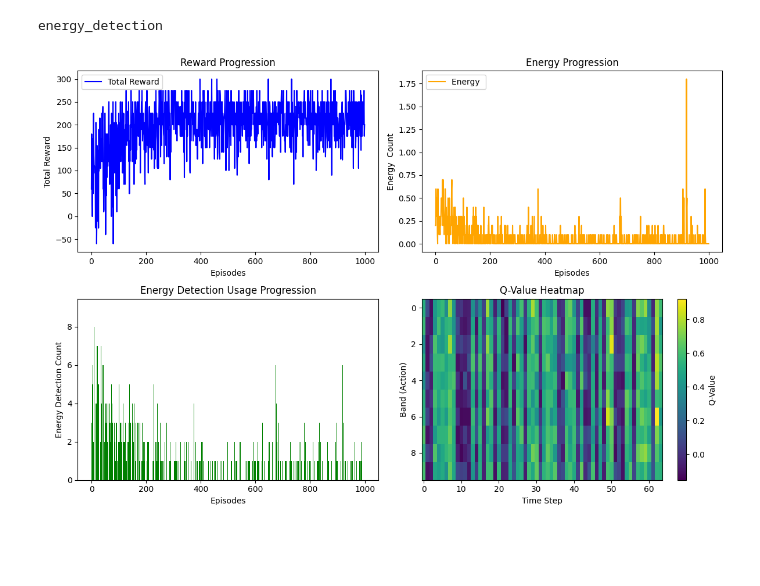
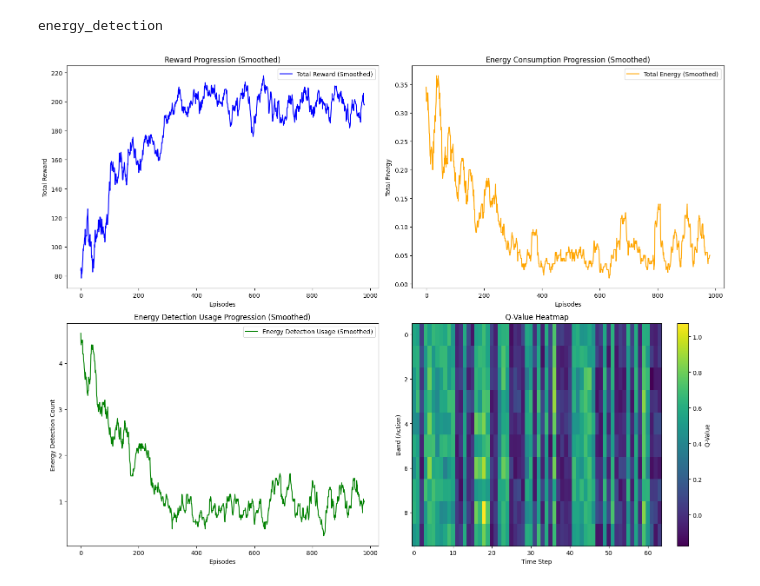
Before and after one commit to ApolloPhantom/EE_Spectrum_Hole_Detection_with_RL, a Jupyter notebook: Notebooks/DQN_1.ipynb, the cells around one changed output. Saved outputs shown, nothing was run; the diff lists cells and outputs as text; code cells hidden in the pictures; blank space fills up the shorter version.

Commit message:
Super Finale in Semester 7, Season 1

```diff
--- a/Notebooks/DQN_1.ipynb
+++ b/Notebooks/DQN_1.ipynb
@@ -191,24 +235,6 @@ class QNetwork(nn.Module):
         x = torch.relu(self.fc1(x))
         x = torch.relu(self.fc2(x))
         return self.fc3(x)
-
-
-# class QNetwork(nn.Module):
-#     def __init__(self, input_dim, output_dim):
-#         super(QNetwork, self).__init__()
-#         self.fc1 = nn.Linear(input_dim, 128)
-#         self.fc2 = nn.Linear(128, 128)
-#         self.fc3 = nn.Linear(128, 64)
-#         self.fc4 = nn.Linear(64, output_dim)
-#
-#         self.dropout = nn.Dropout(p=0.2)  # Dropout for regularization
-#
-#     def forward(self, x):
-#         x = F.relu(self.fc1(x))
-#         x = F.relu(self.fc2(x))
-#         #x = self.dropout(x)  # Regularization step
-#         x = F.relu(self.fc3(x))
-#         return self.fc4(x)  # Output layer
 
 class DQNAgent:
     def __init__(self, env, alpha=0.001, gamma=0.99, epsilon=1.0, epsilon_decay=0.995, batch_size=32, memory_size=10000):
@@ -328,7 +354,23 @@ class DQNAgent:
             if episode % 10 == 0:
                 self.target_network.load_state_dict(self.q_network.state_dict())
             #print(f"Episode {episode + 1}/{episodes}: Reward = {total_reward}, Epsilon = {self.epsilon}")
-    def visualize_results(self):
+    def smooth_data(self,data, window_size=10):
+        """
+        Smooth the input data using a simple moving average.
+
+        Parameters:
+        - data (list): The data to smooth.
+        - window_size (int): The size of the smoothing window.
+
+        Returns:
+        - smoothed_data (list): The smoothed data.
+        """
+        if len(data) < window_size:
+            return data  # Return original data if too short to smooth
+        return np.convolve(data, np.ones(window_size) / window_size, mode='valid')
+
+
+    def visualize_results1(self):
         episodes = len(self.episode_rewards)
 
         plt.figure(figsize=(12, 8))
@@ -346,32 +388,82 @@ class DQNAgent:
         plt.ylabel("Energy  Count")
         plt.title("Energy Progression")
         plt.legend()
 
         # Plot Action Selection Frequency
         plt.subplot(2, 2, 3)
-        plt.bar(range(episodes), self.energy_detection_usage, color="green")
+        plt.plot(range(episodes), self.energy_detection_usage, color="green")
         plt.xlabel("Episodes")
         plt.ylabel("Energy Detection Count")
         plt.title("Energy Detection Usage Progression")
 
         # Plot Q-Value Heatmap
         plt.subplot(2, 2, 4)
         q_table = self.q_network.fc3.weight.data.cpu().numpy()
         plt.imshow(q_table, aspect="auto", cmap="viridis", interpolation="nearest")
         plt.colorbar(label="Q-Value")
         plt.xlabel("Time Step")
         plt.ylabel("Band (Action)")
         plt.title("Q-Value Heatmap")
 
         plt.tight_layout()
         plt.show()
+    def visualize_results(self):
+        """
+        Visualize the results of training using matplotlib with smoothing.
+        """
+        episodes = len(self.episode_rewards)
+        window_size = 20
+
+        # Smoothed data
+        smoothed_rewards = self.smooth_data(self.episode_rewards, window_size=window_size)
+        smoothed_energy = self.smooth_data(self.episode_energy, window_size=window_size)
+        smoothed_detection_usage = self.smooth_data(self.energy_detection_usage, window_size=window_size)
+
+        # Plot Total Rewards per Episode (Smoothed)
+        plt.figure(figsize=(16, 12))
+        plt.subplot(2, 2, 1)
+        plt.plot(range(len(smoothed_rewards)), smoothed_rewards, label="Total Reward (Smoothed)", color="blue")
+        plt.xlabel("Episodes")
+        plt.ylabel("Total Reward")
+        plt.title("Reward Progression (Smoothed)")
+        plt.legend()
+
+        # Plot Total Energy per Episode (Smoothed)
+        plt.subplot(2, 2, 2)
+        plt.plot(range(len(smoothed_energy)), smoothed_energy, label="Total Energy (Smoothed)", color="orange")
+        plt.xlabel("Episodes")
+        plt.ylabel("Total Energy")
+        plt.title("Energy Consumption Progression (Smoothed)")
+        plt.legend()
+
+        # Plot Energy Detection Usage per Episode (Smoothed)
+        plt.subplot(2, 2, 3)
+        plt.plot(range(len(smoothed_detection_usage)), smoothed_detection_usage, label="Energy Detection Usage (Smoothed)", color="green")
+        plt.xlabel("Episodes")
+        plt.ylabel("Energy Detection Count")
+        plt.title("Energy Detection Usage Progression (Smoothed)")
+        plt.legend()
+
+        # Visualize Q-Value Evolution (Heatmap)
+        plt.subplot(2, 2, 4)
+        q_table = self.q_network.fc3.weight.data.cpu().numpy()
+        plt.imshow(q_table, aspect="auto", cmap="viridis", interpolation="nearest")
+        plt.colorbar(label="Q-Value")
+        plt.xlabel("Time Step")
+        plt.ylabel("Band (Action)")
+        plt.title("Q-Value Heatmap")
+
+        plt.tight_layout()
+        plt.show()
+
 
 for i in ["energy_detection"]:
     print(i)
     env = SpectrumEnvironment(num_bands=5, steps=10,detection_method=i)
     agent = DQNAgent(env)
     agent.train(episodes=1000)
     agent.visualize_results()
+    agent.visualize_results1()
 # %% [output]
 energy_detection
-[figure, old version]
+[figure, new version]
```
Also changed, not shown: parts of 2 cells of this notebook, 1 other file.
